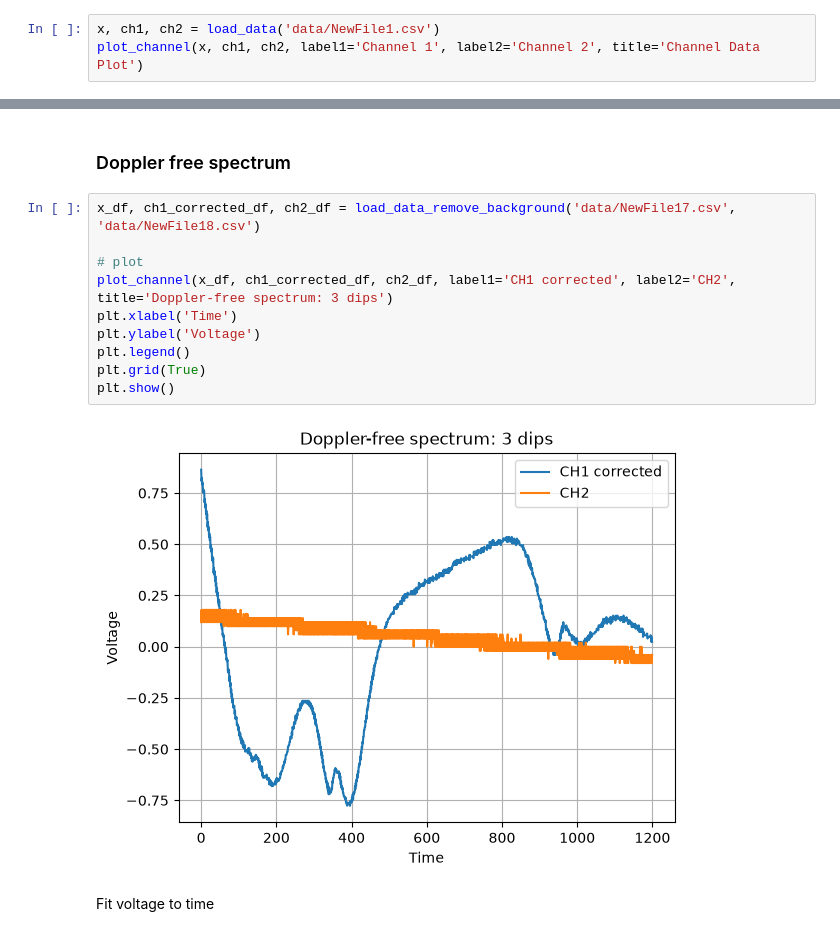
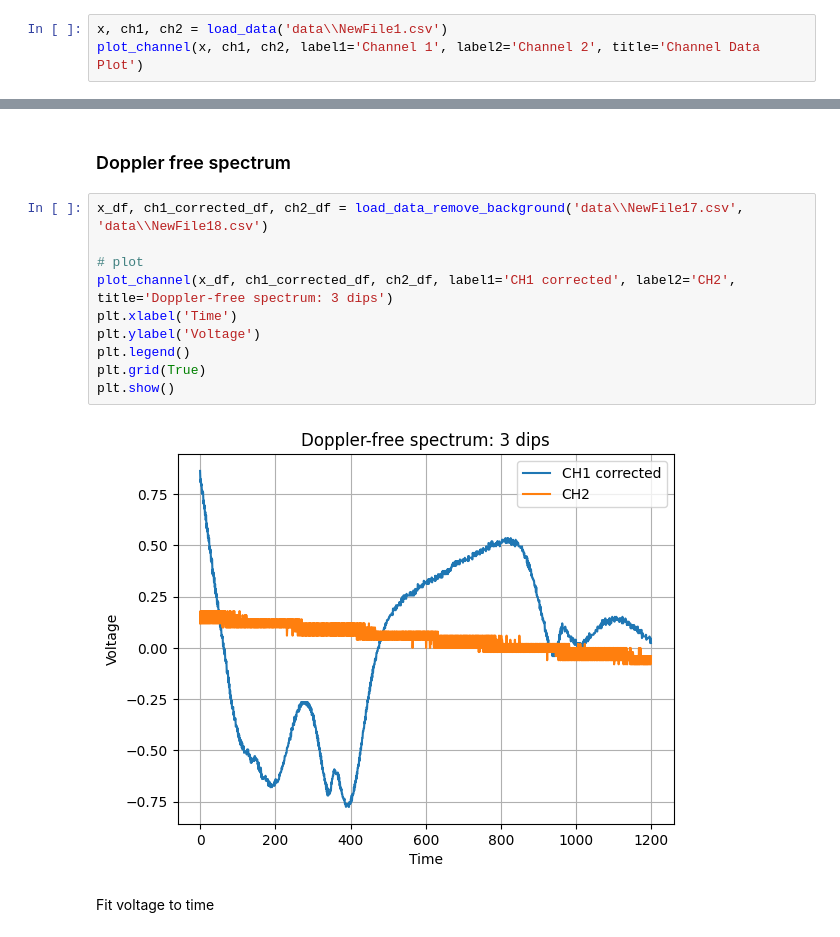
Before and after one commit to mandarhijn/Rb-spectroscopy, a Jupyter notebook: analysis.ipynb, the cells around one changed output, grey strips where cells are left out. Saved outputs shown, nothing was run; the diff lists cells and outputs as text.

```diff
--- a/analysis.ipynb
+++ b/analysis.ipynb
@@ -25,6 +25,6 @@ def plot_channel(x, ch1, ch2=None, label1='CH1', label2='CH2', title='Channel Pl
 # %% [markdown]
 Test plot
 # %%
-x, ch1, ch2 = load_data('data/NewFile1.csv')
+x, ch1, ch2 = load_data('data\\NewFile1.csv')
 plot_channel(x, ch1, ch2, label1='Channel 1', label2='Channel 2', title='Channel Data Plot')
 # %% [output]
@@ -368,17 +206,17 @@ Note: fit errors exclude uncertainty in the notebook's frequency calibration.
 # %% [markdown]
 ### Doppler free spectrum
 # %%
-x_df, ch1_corrected_df, ch2_df = load_data_remove_background('data/NewFile17.csv', 'data/NewFile18.csv')
+x_df, ch1_corrected_df, ch2_df = load_data_remove_background('data\\NewFile17.csv', 'data\\NewFile18.csv')
 
 # plot
 plot_channel(x_df, ch1_corrected_df, ch2_df, label1='CH1 corrected', label2='CH2', title='Doppler-free spectrum: 3 dips')
 plt.xlabel('Time')
 plt.ylabel('Voltage')
 plt.legend()
 plt.grid(True)
 plt.show()
 # %% [output]
-[figure, old version]
+[figure, new version]
 # %% [markdown]
 Fit voltage to time
 # %%
```
Also changed, not shown: parts of 15 cells of this notebook, 2 other files.
